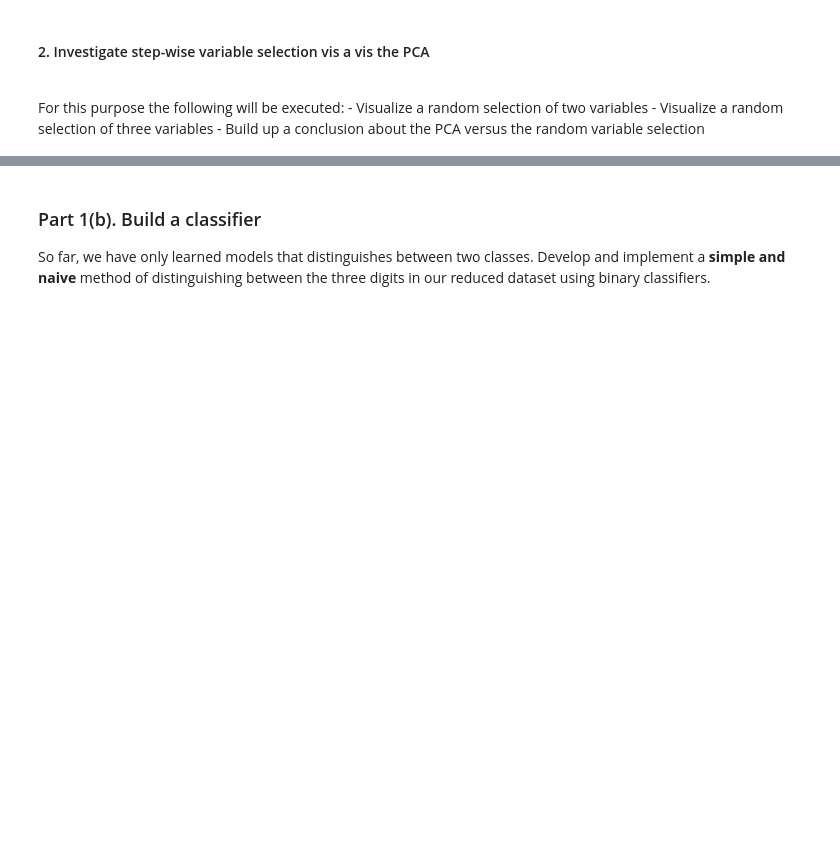
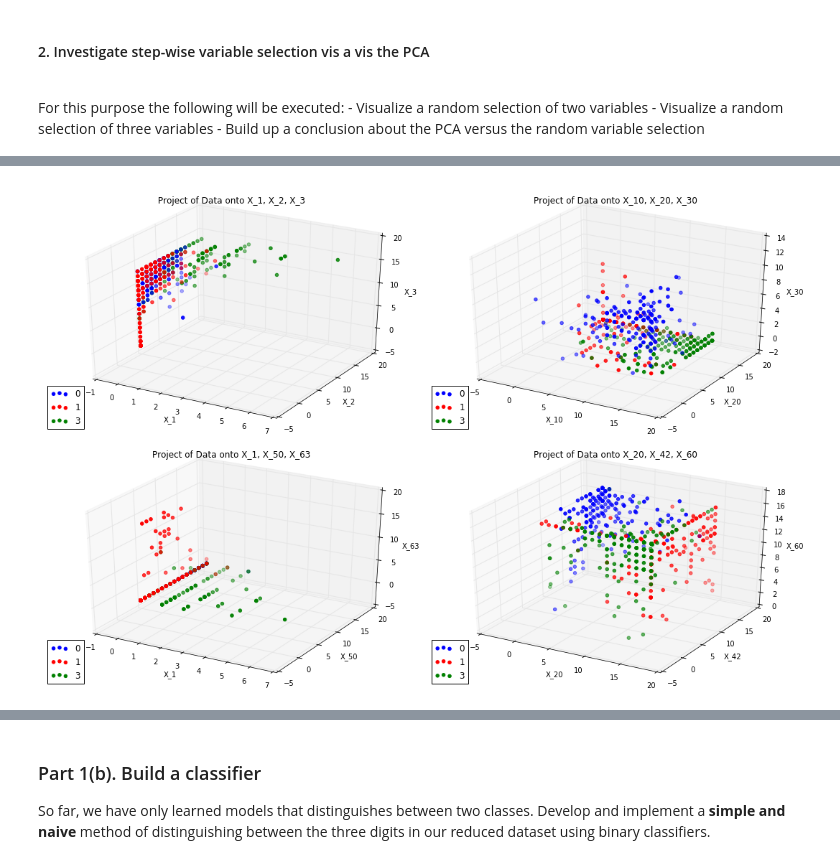
Before and after one commit to alokkshukla/cs109-2, a Jupyter notebook: HW5/Bassily_Hany_cse109a_HW5.ipynb, the cells around one changed output, grey strips where cells are left out. Saved outputs shown, nothing was run; the diff lists cells and outputs as text; code cells hidden in the pictures; blank space fills up the shorter version.

```diff
--- a/HW5/Bassily_Hany_cse109a_HW5.ipynb
+++ b/HW5/Bassily_Hany_cse109a_HW5.ipynb
@@ -143,0 +206,73 @@ For this purpose the following will be executed:
+# %%
+# Based on Lab 6 Code by Prof. Weiwei Pan
+
+# Data projection on three random dimension
+# -----------------------------------------
+
+fig = plt.figure(figsize=(15, 10))
+
+
+#Project onto axes: 1, 2, 3
+x_2d = features[:, [1, 2, 3]]
+
+ax1 = fig.add_subplot(2, 2, 1,  projection='3d')
+
+ax1.scatter(x_2d[y==0, 0], x_2d[y==0, 1], x_2d[y==0, 2], c='b', color='b', label='0')
+ax1.scatter(x_2d[y==1, 0], x_2d[y==1, 1], x_2d[y==1, 2], c='r', color='r', label='1')
+ax1.scatter(x_2d[y==3, 0], x_2d[y==3, 1], x_2d[y==3, 2], c='g', color='g', label='3')
+
+ax1.set_xlabel('X_1')
+ax1.set_ylabel('X_2')
+ax1.set_zlabel('X_3')
+ax1.set_title('Project of Data onto X_1, X_2, X_3')
+ax1.legend(loc='lower left')
+
+#Project onto axes: 10, 20, 30
+x_2d = features[:, [10, 20, 30]]
+
+ax2 = fig.add_subplot(2, 2, 2,  projection='3d')
+
+ax2.scatter(x_2d[y==0, 0], x_2d[y==0, 1], x_2d[y==0, 2], c='b', color='b', label='0')
+ax2.scatter(x_2d[y==1, 0], x_2d[y==1, 1], x_2d[y==1, 2], c='r', color='r', label='1')
+ax2.scatter(x_2d[y==3, 0], x_2d[y==3, 1], x_2d[y==3, 2], c='g', color='g', label='3')
+
+ax2.set_xlabel('X_10')
+ax2.set_ylabel('X_20')
+ax2.set_zlabel('X_30')
+ax2.set_title('Project of Data onto X_10, X_20, X_30')
+ax2.legend(loc='lower left')
+
+#Project onto axes: 1, 50, 63
+x_2d = features[:, [1, 50, 63]]
+
+ax3 = fig.add_subplot(2, 2, 3,  projection='3d')
+
+ax3.scatter(x_2d[y==0, 0], x_2d[y==0, 1], x_2d[y==0, 2], c='b', color='b', label='0')
+ax3.scatter(x_2d[y==1, 0], x_2d[y==1, 1], x_2d[y==1, 2], c='r', color='r', label='1')
+ax3.scatter(x_2d[y==3, 0], x_2d[y==3, 1], x_2d[y==3, 2], c='g', color='g', label='3')
+
+ax3.set_xlabel('X_1')
+ax3.set_ylabel('X_50')
+ax3.set_zlabel('X_63')
+ax3.set_title('Project of Data onto X_1, X_50, X_63')
+ax3.legend(loc='lower left')
+
+#Project onto axes: 20, 42, 60
+x_2d = features[:, [20, 42, 60]]
+
+ax3 = fig.add_subplot(2, 2, 4,  projection='3d')
+
+ax3.scatter(x_2d[y==0, 0], x_2d[y==0, 1], x_2d[y==0, 2], c='b', color='b', label='0')
+ax3.scatter(x_2d[y==1, 0], x_2d[y==1, 1], x_2d[y==1, 2], c='r', color='r', label='1')
+ax3.scatter(x_2d[y==3, 0], x_2d[y==3, 1], x_2d[y==3, 2], c='g', color='g', label='3')
+
+ax3.set_xlabel('X_20')
+ax3.set_ylabel('X_42')
+ax3.set_zlabel('X_60')
+ax3.set_title('Project of Data onto X_20, X_42, X_60')
+ax3.legend(loc='lower left')
+
+plt.tight_layout()
+plt.show()
+# %% [output]
+[figure, added]
```
Also changed, not shown: parts of 24 cells of this notebook.
